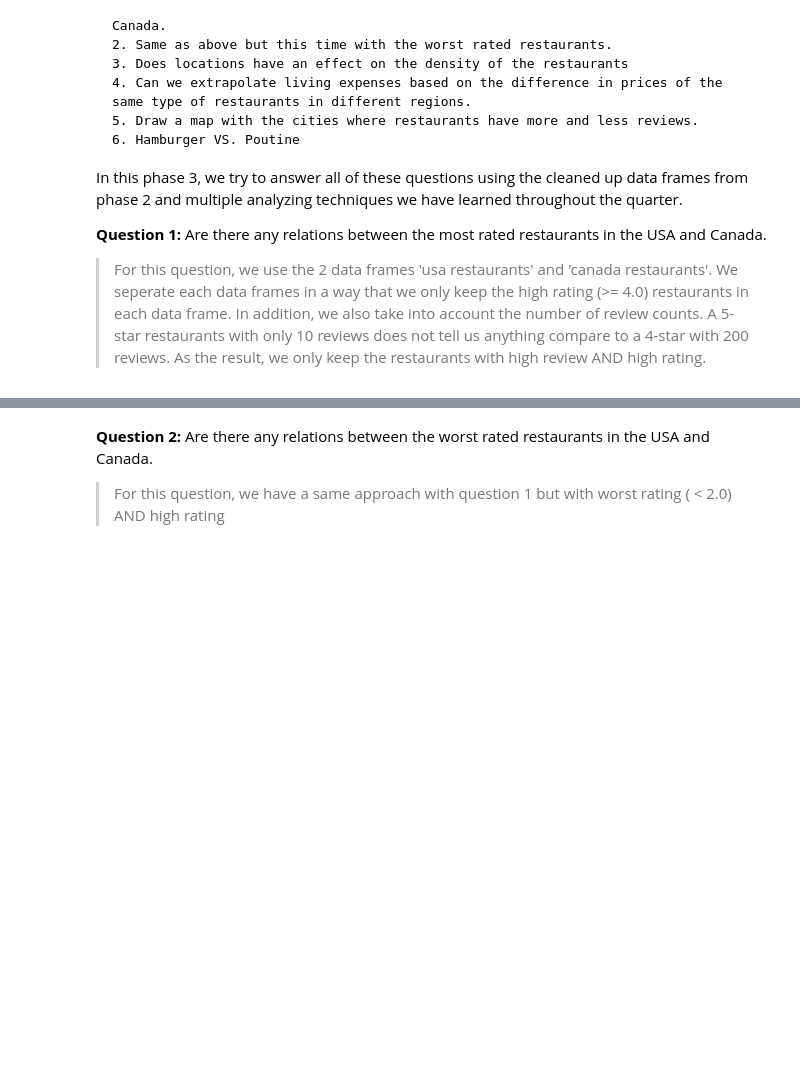
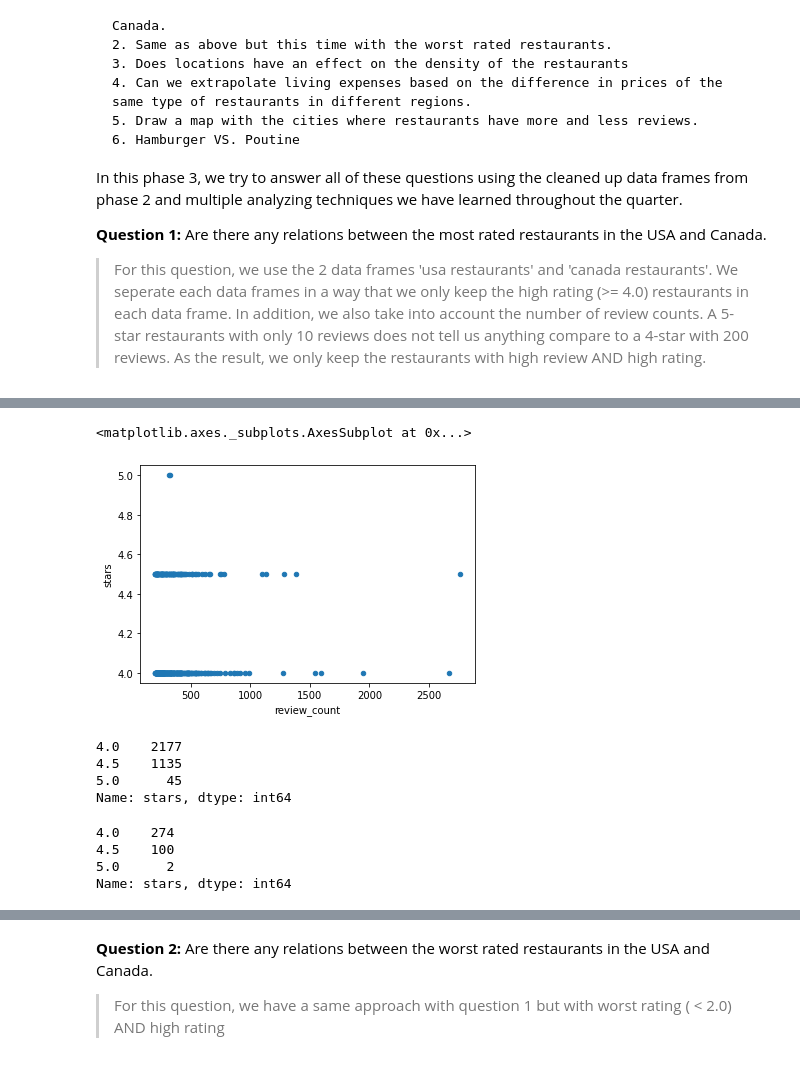
Before and after one commit to CS-UCR/final-project-order-66, a Jupyter notebook: Phase3.ipynb, the cells around one changed output, grey strips where cells are left out. Saved outputs shown, nothing was run; the diff lists cells and outputs as text; code cells hidden in the pictures; blank space fills up the shorter version.

```diff
--- a/Phase3.ipynb
+++ b/Phase3.ipynb
@@ -148,0 +152,21 @@ reserved for 1
+# %%
+canada_high = canada_restaurants_df[canada_restaurants_df['stars'] >= 4]
+canada_Q1 = canada_high[canada_high['review_count'] >= 200]
+canada_Q1.plot(kind='scatter',x='review_count',y='stars')
+# %% [output]
+<matplotlib.axes._subplots.AxesSubplot at 0x...>
+[figure, added]
+# %%
+usa_Q1['stars'].value_counts()
+# %% [output]
+4.0    2177
+4.5    1135
+5.0      45
+Name: stars, dtype: int64
+# %%
+canada_Q1['stars'].value_counts()
+# %% [output]
+4.0    274
+4.5    100
+5.0      2
+Name: stars, dtype: int64
```
Also changed, not shown: parts of 16 cells of this notebook.
